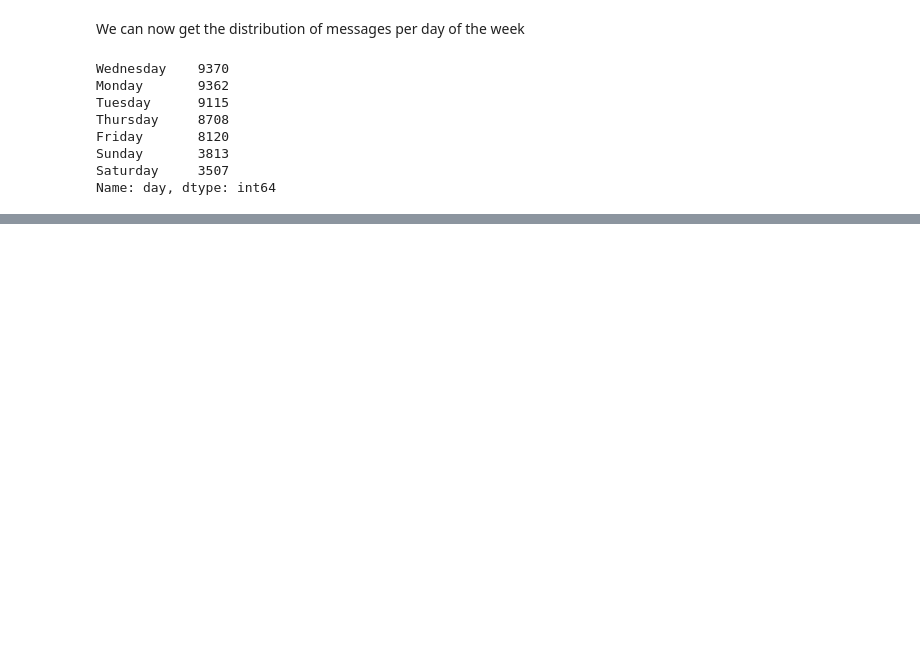
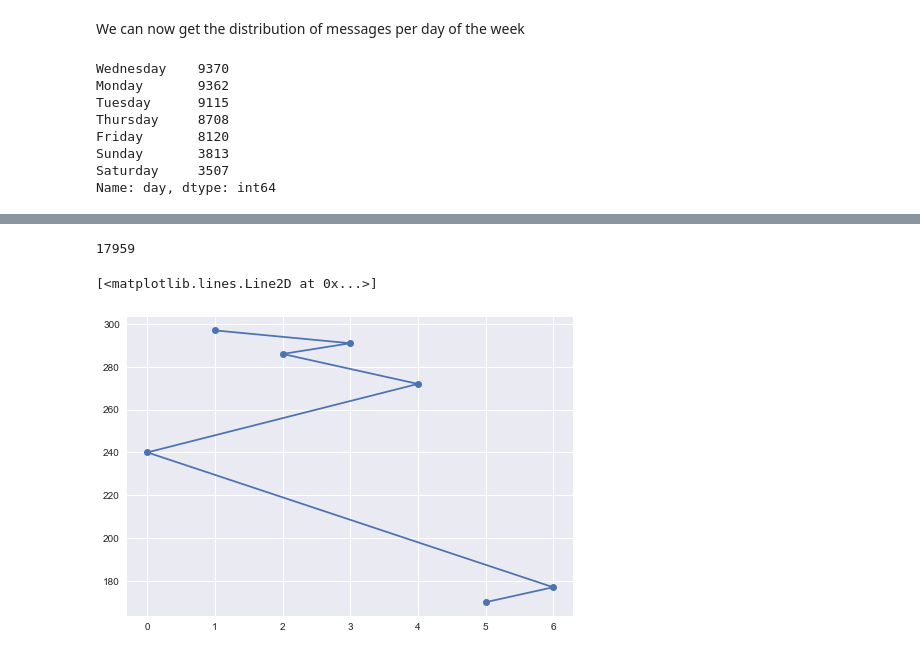
Before and after one commit to jsdiazpo/Gmail_Analysis, a Jupyter notebook: Gmail_Analysis.ipynb, the cells around one changed output, grey strips where cells are left out. Saved outputs shown, nothing was run; the diff lists cells and outputs as text; code cells hidden in the pictures; blank space fills up the shorter version.

```diff
--- a/Gmail_Analysis.ipynb
+++ b/Gmail_Analysis.ipynb
@@ -316,0 +359,13 @@ Name: day, dtype: int64
+# %%
+a['me']
+# %% [output]
+17959
+# %%
+summary = df['dow'][df['from'] == 'PhD_advisor'].value_counts()
+x = summary.index.tolist()
+y = summary.tolist()
+# %%
+plt.plot(x,y, 'o-')
+# %% [output]
+[<matplotlib.lines.Line2D at 0x...>]
+[figure, added]
```
Also changed, not shown: parts of 23 cells of this notebook.
